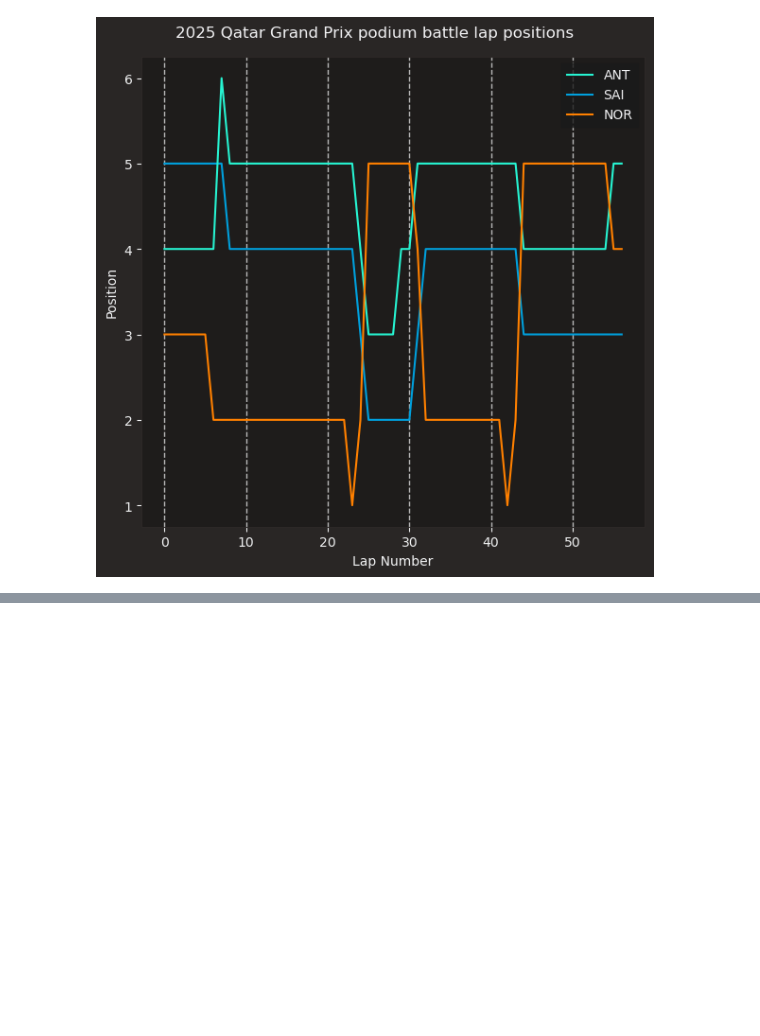
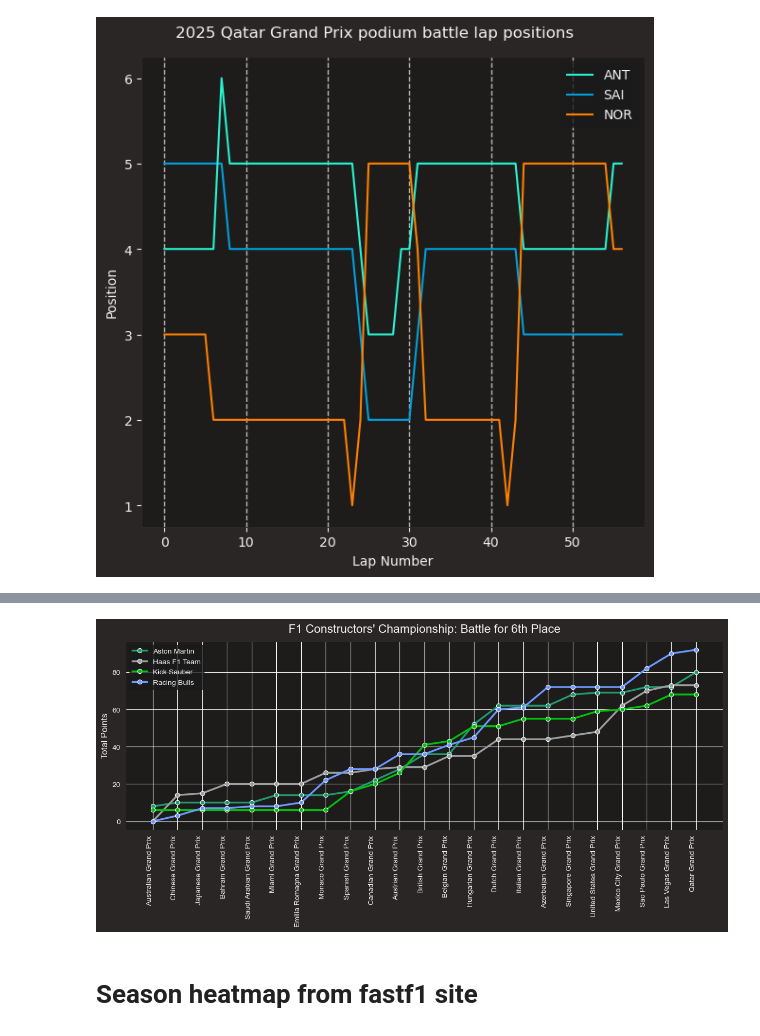
Before and after one commit to elijahmccauley/f1_tire_deg, a Jupyter notebook: f1_data_twitter.ipynb, the cells around one changed output, grey strips where cells are left out. Drawn from its saved outputs; the diff is of its cells as text; code cells hidden in the pictures; blank space fills up the shorter version.

Commit message:
Make graph_constructor_season function

```diff
--- a/f1_data_twitter.ipynb
+++ b/f1_data_twitter.ipynb
@@ -103,0 +111,3 @@ plt.show()
+# %%
+season = 2025
+schedule = fastf1.get_event_schedule(season, include_testing=False)
@@ -103,0 +184,3 @@ plt.show()
+# %%
+df = pd.DataFrame(standings)
+df.head()
@@ -103,0 +194,4 @@ plt.show()
+# %%
+race_points = df.groupby(['RoundNumber', 'EventName', 'Team Name'])['Points'].sum().reset_index()
+race_points = race_points.sort_values(by=['Team Name', 'RoundNumber'])
+race_points
@@ -103,0 +212,3 @@ plt.show()
+# %%
+race_points['Cumulative Points'] = race_points.groupby('Team Name')['Points'].cumsum()
+race_points
@@ -103,0 +229,34 @@ plt.show()
+# %%
+def graph_constructor_season(teams=[]):
+    plt.figure(figsize=(12, 6))
+    team_palette = {team: fastf1.plotting.get_team_color(team, session=race, colormap="official")
+                    for team in race_points['Team Name'].unique()}
+    if teams:
+        constructor_points = race_points[race_points['Team Name'].isin(teams)]
+    else:
+        constructor_points = race_points
+    sns.lineplot(
+        data=constructor_points,
+        x='RoundNumber',
+        y='Cumulative Points',
+        hue='Team Name',
+        marker='o',
+        linewidth=2.5,
+        palette=team_palette
+    )
+    plt.title("F1 Constructors' Championship: Battle for 6th Place", fontsize=16)
+    plt.xlabel('')
+    plt.ylabel("Total Points", fontsize=12)
+    plt.legend()
+
+    # Optional: Set X-ticks to be the Race Names if they aren't too crowded
+    unique_races = race_points[['RoundNumber', 'EventName']].drop_duplicates().sort_values('RoundNumber')
+    plt.xticks(unique_races['RoundNumber'], unique_races['EventName'], rotation=90, ha='right')
+
+    plt.tight_layout()
+    plt.show()
+graph_constructor_season(['Aston Martin', 'Haas F1 Team', 'Kick Sauber', 'Racing Bulls'])
+# %% [output]
+[figure, added]
+# %% [markdown]
+# Season heatmap from fastf1 site
```
Also changed, not shown: parts of 10 cells of this notebook, 3 other files.
